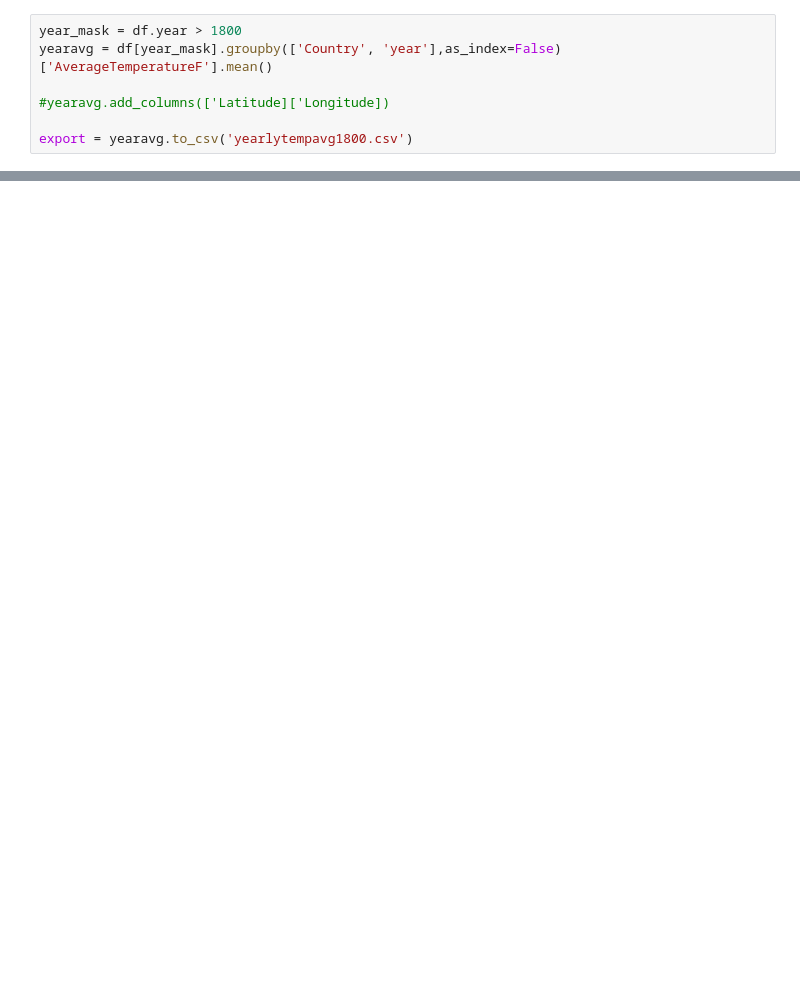
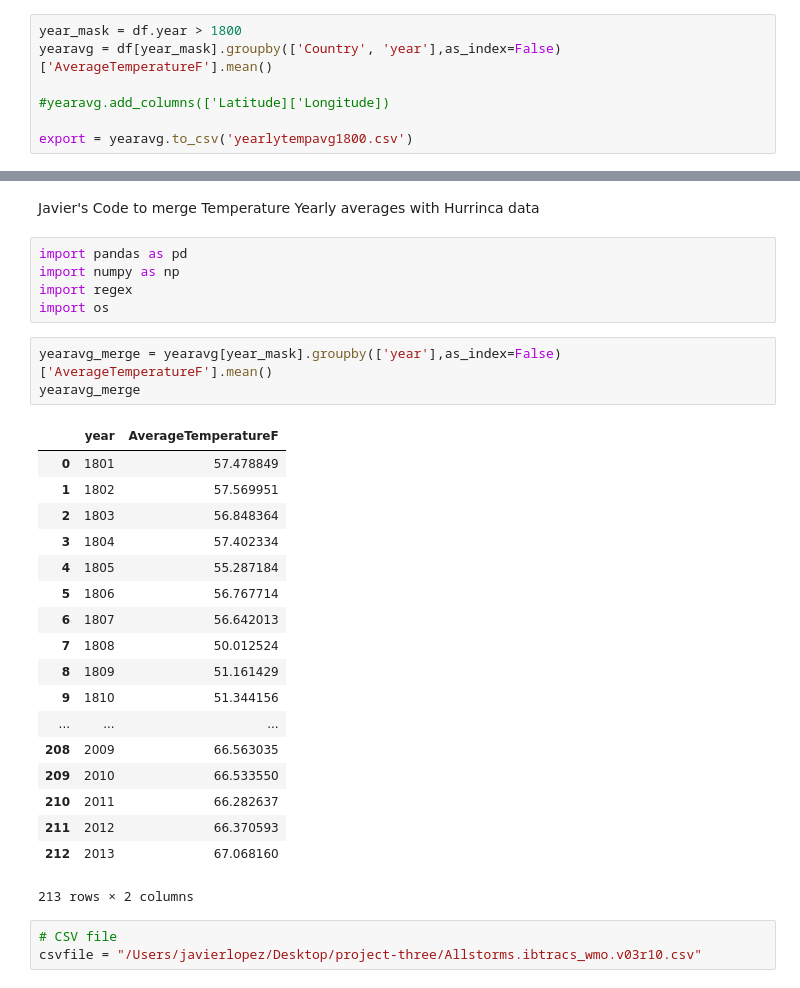
Before and after one commit to abimvas/project-three, a Jupyter notebook: FinalProjgraphs.ipynb, the cells around one changed output, grey strips where cells are left out. Saved outputs shown, nothing was run; the diff lists cells and outputs as text; blank space fills up the shorter version.

```diff
--- a/FinalProjgraphs.ipynb
+++ b/FinalProjgraphs.ipynb
@@ -73,0 +67,32 @@ sns.pointplot(x='year', y='AverageTemperatureF',palette="Set1",data=yearavg)
+# %% [markdown]
+Javier's Code to merge Temperature Yearly averages with Hurrinca data
+# %%
+import pandas as pd
+import numpy as np
+import regex
+import os
+# %%
+yearavg_merge = yearavg[year_mask].groupby(['year'],as_index=False)['AverageTemperatureF'].mean()
+yearavg_merge
+# %% [output]
+|  | year | AverageTemperatureF |
+| 0 | 1801 | 57.478849 |
+| 1 | 1802 | 57.569951 |
+| 2 | 1803 | 56.848364 |
+| 3 | 1804 | 57.402334 |
+| 4 | 1805 | 55.287184 |
+| 5 | 1806 | 56.767714 |
+| 6 | 1807 | 56.642013 |
+| 7 | 1808 | 50.012524 |
+| 8 | 1809 | 51.161429 |
+| 9 | 1810 | 51.344156 |
+| ... | ... | ... |
+| 208 | 2009 | 66.563035 |
+| 209 | 2010 | 66.533550 |
+| 210 | 2011 | 66.282637 |
+| 211 | 2012 | 66.370593 |
+| 212 | 2013 | 67.068160 |
+213 rows × 2 columns
+# %%
+# CSV file
+csvfile = "/Users/javierlopez/Desktop/project-three/Allstorms.ibtracs_wmo.v03r10.csv"
```
Also changed, not shown: parts of 23 cells of this notebook, 5 other files.
